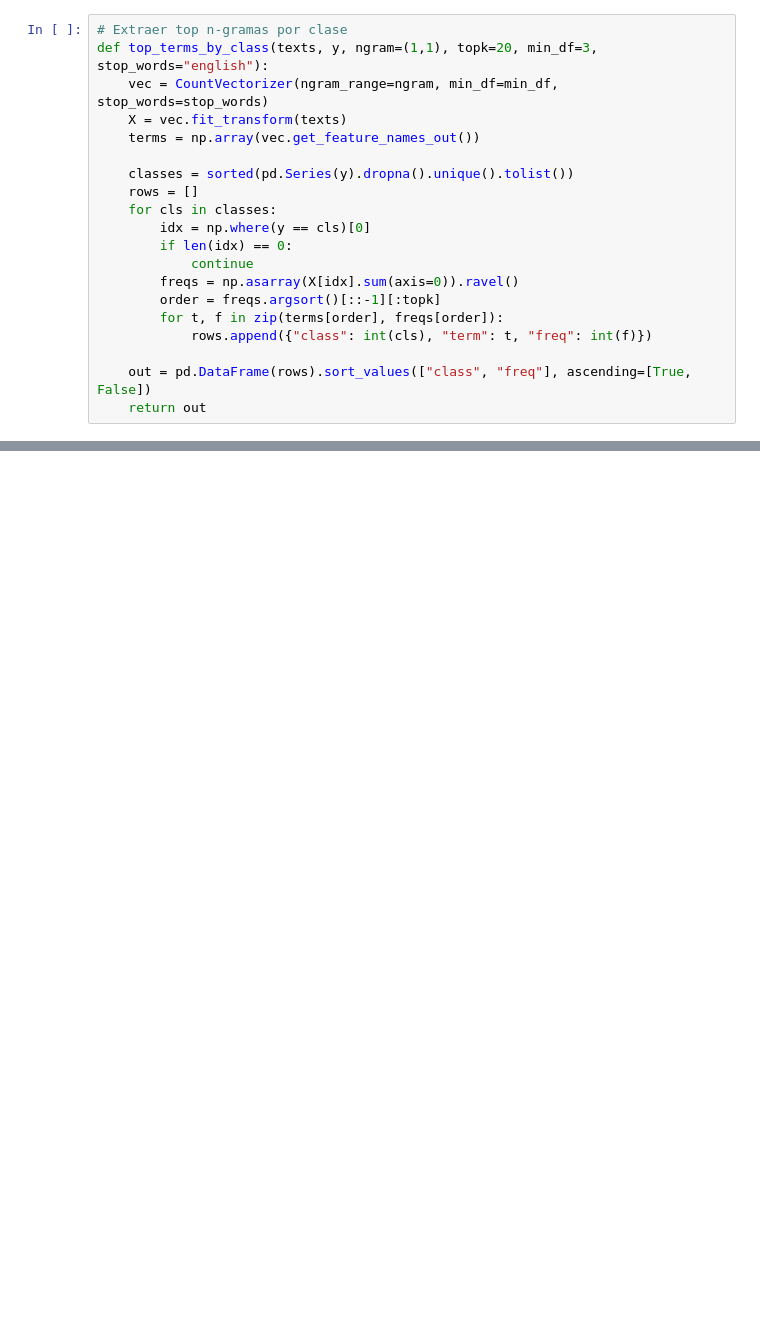
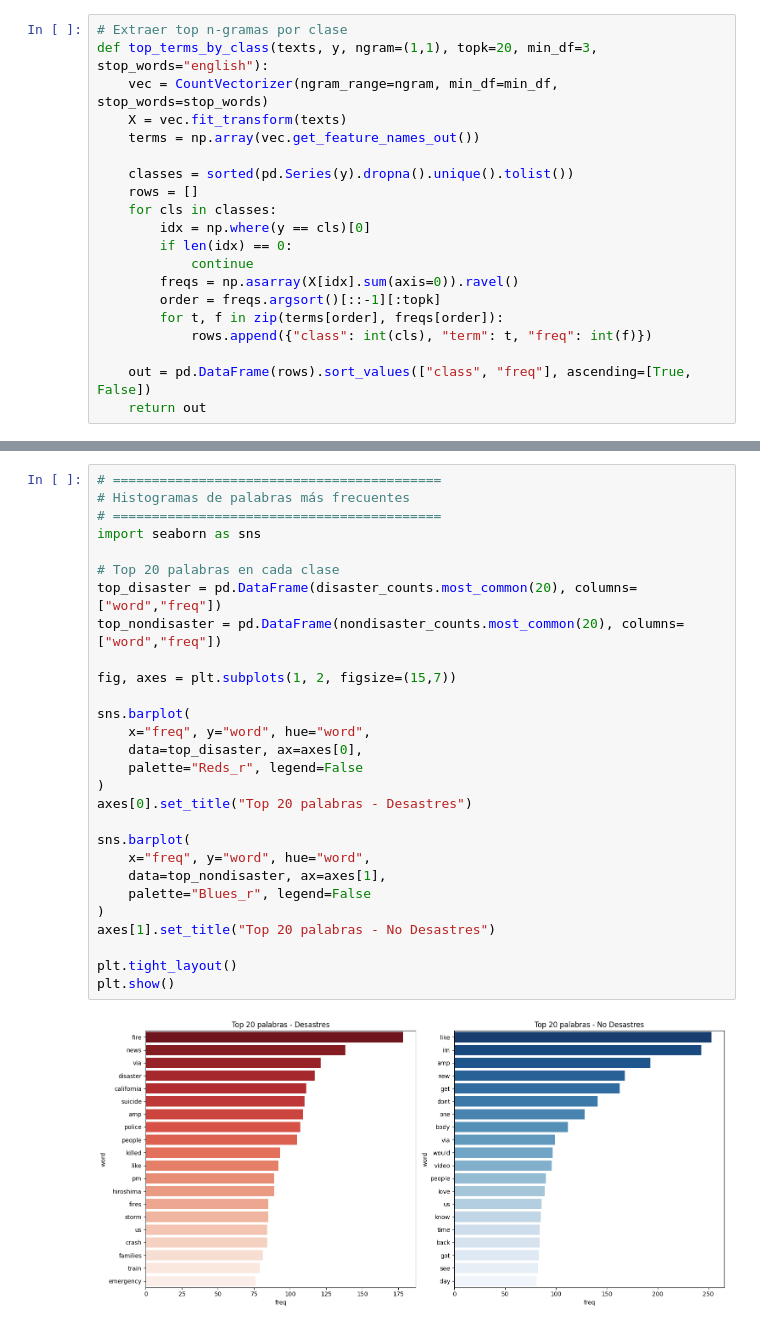
Before and after one commit to EdwinOrtegaK/Lab5_DS, a Jupyter notebook: src/data.ipynb, the cells around one changed output, grey strips where cells are left out. Saved outputs shown, nothing was run; the diff lists cells and outputs as text; blank space fills up the shorter version.

```diff
--- a/src/data.ipynb
+++ b/src/data.ipynb
@@ -346,0 +396,30 @@ plot_top_bar(bi_df,  0, "bigramas",  topk=20)
+# %%
+# ==========================================
+# Histogramas de palabras más frecuentes
+# ==========================================
+import seaborn as sns
+
+# Top 20 palabras en cada clase
+top_disaster = pd.DataFrame(disaster_counts.most_common(20), columns=["word","freq"])
+top_nondisaster = pd.DataFrame(nondisaster_counts.most_common(20), columns=["word","freq"])
+
+fig, axes = plt.subplots(1, 2, figsize=(15,7))
+
+sns.barplot(
+    x="freq", y="word", hue="word",
+    data=top_disaster, ax=axes[0],
+    palette="Reds_r", legend=False
+)
+axes[0].set_title("Top 20 palabras - Desastres")
+
+sns.barplot(
+    x="freq", y="word", hue="word",
+    data=top_nondisaster, ax=axes[1],
+    palette="Blues_r", legend=False
+)
+axes[1].set_title("Top 20 palabras - No Desastres")
+
+plt.tight_layout()
+plt.show()
+# %% [output]
+[figure, added]
```
Also changed, not shown: parts of 10 cells of this notebook.
